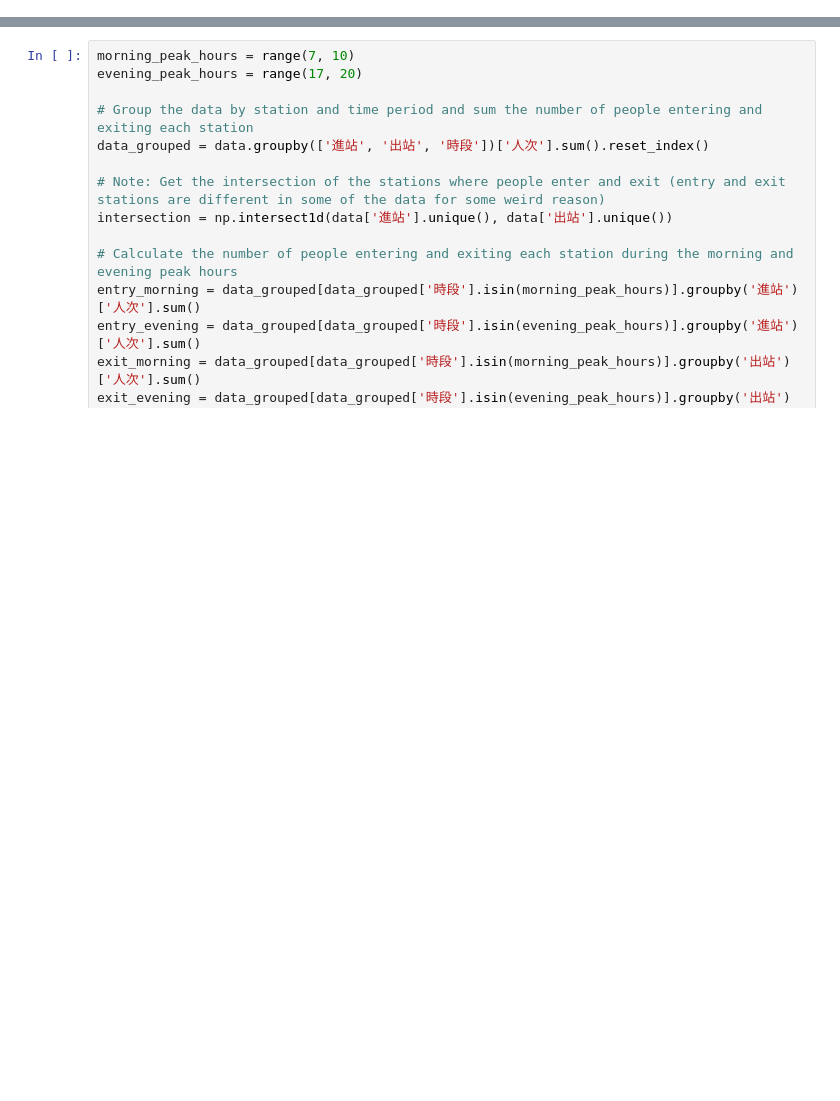
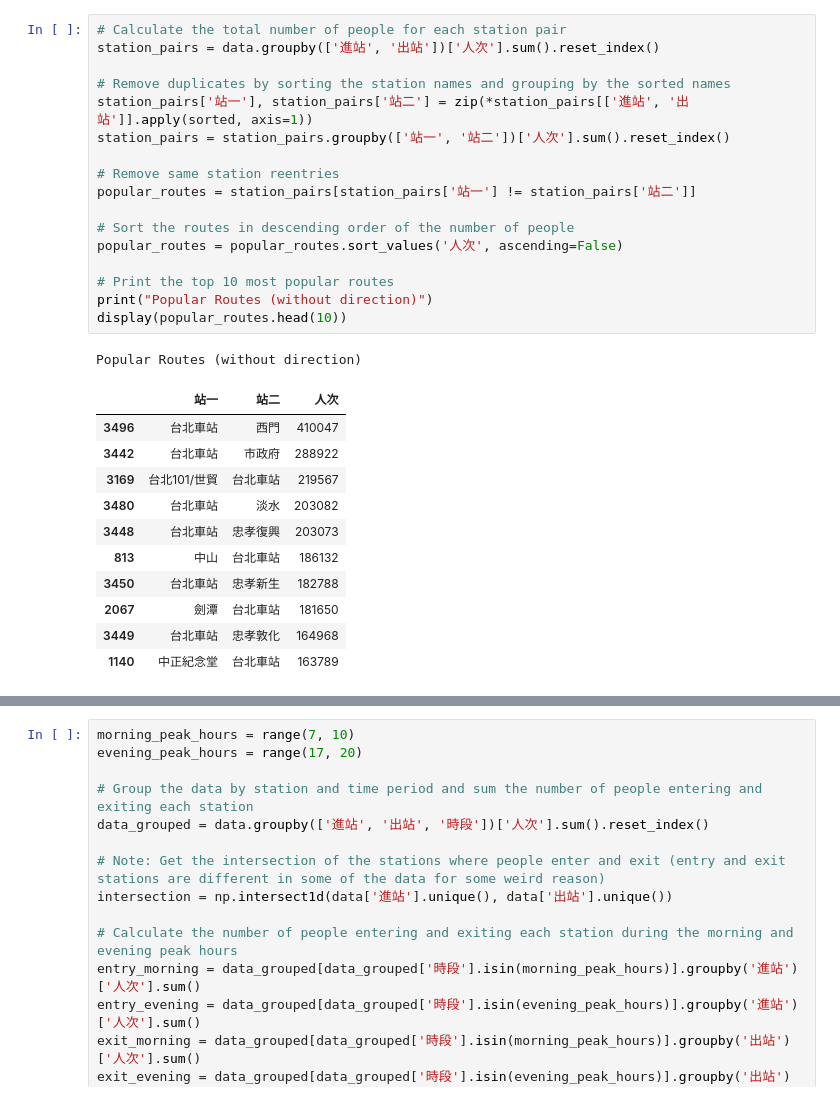
Before and after one commit to YHTerrance/taipei-great-migration, a Jupyter notebook: EDA.ipynb, the cells around one changed output, grey strips where cells are left out. Cells and saved outputs as stored; diff of their text form; blank space fills up the shorter version.

```diff
--- a/EDA.ipynb
+++ b/EDA.ipynb
@@ -42,0 +99,30 @@ array(['十四張', '秀朗橋', '景平', '中和', '橋和', '中原', '板新
+# %%
+# Calculate the total number of people for each station pair
+station_pairs = data.groupby(['進站', '出站'])['人次'].sum().reset_index()
+
+# Remove duplicates by sorting the station names and grouping by the sorted names
+station_pairs['站一'], station_pairs['站二'] = zip(*station_pairs[['進站', '出站']].apply(sorted, axis=1))
+station_pairs = station_pairs.groupby(['站一', '站二'])['人次'].sum().reset_index()
+
+# Remove same station reentries
+popular_routes = station_pairs[station_pairs['站一'] != station_pairs['站二']]
+
+# Sort the routes in descending order of the number of people
+popular_routes = popular_routes.sort_values('人次', ascending=False)
+
+# Print the top 10 most popular routes
+print("Popular Routes (without direction)")
+display(popular_routes.head(10))
+# %% [output]
+Popular Routes (without direction)
+|  | 站一 | 站二 | 人次 |
+| 3496 | 台北車站 | 西門 | 410047 |
+| 3442 | 台北車站 | 市政府 | 288922 |
+| 3169 | 台北101/世貿 | 台北車站 | 219567 |
+| 3480 | 台北車站 | 淡水 | 203082 |
+| 3448 | 台北車站 | 忠孝復興 | 203073 |
+| 813 | 中山 | 台北車站 | 186132 |
+| 3450 | 台北車站 | 忠孝新生 | 182788 |
+| 2067 | 劍潭 | 台北車站 | 181650 |
+| 3449 | 台北車站 | 忠孝敦化 | 164968 |
+| 1140 | 中正紀念堂 | 台北車站 | 163789 |
```
Also changed, not shown: parts of 19 cells of this notebook, 7 other files.
